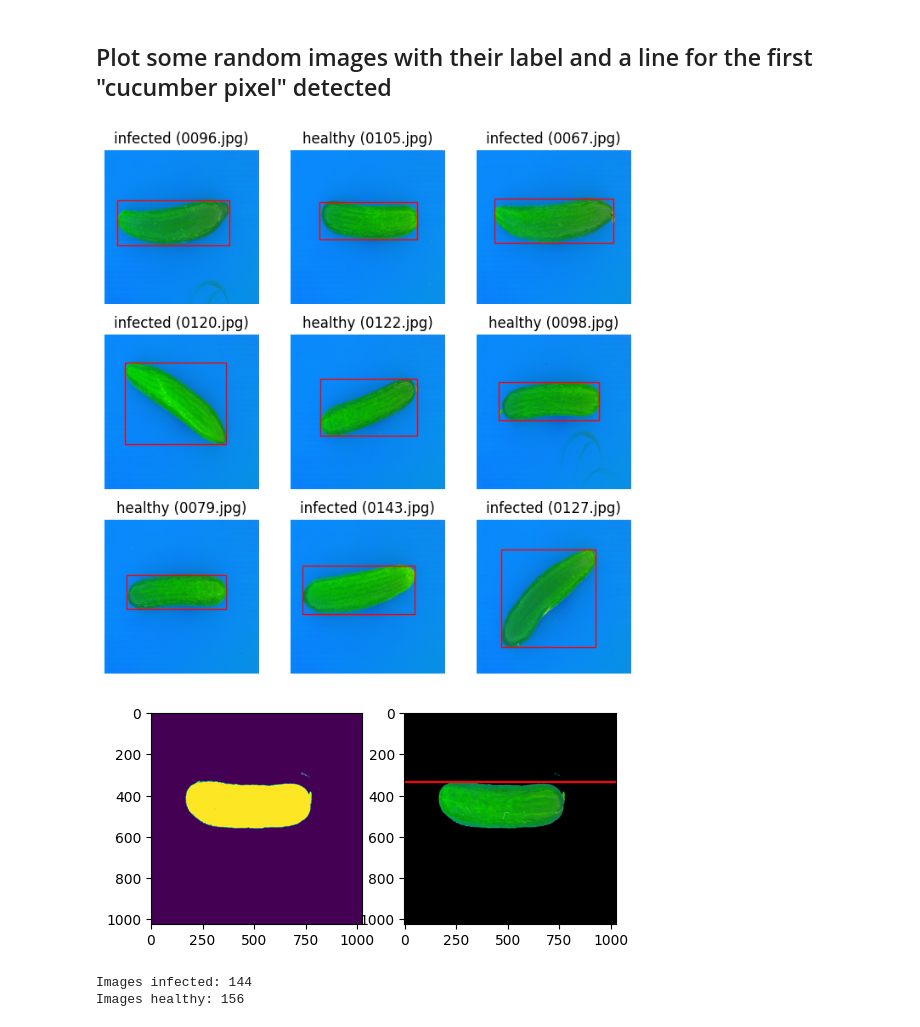
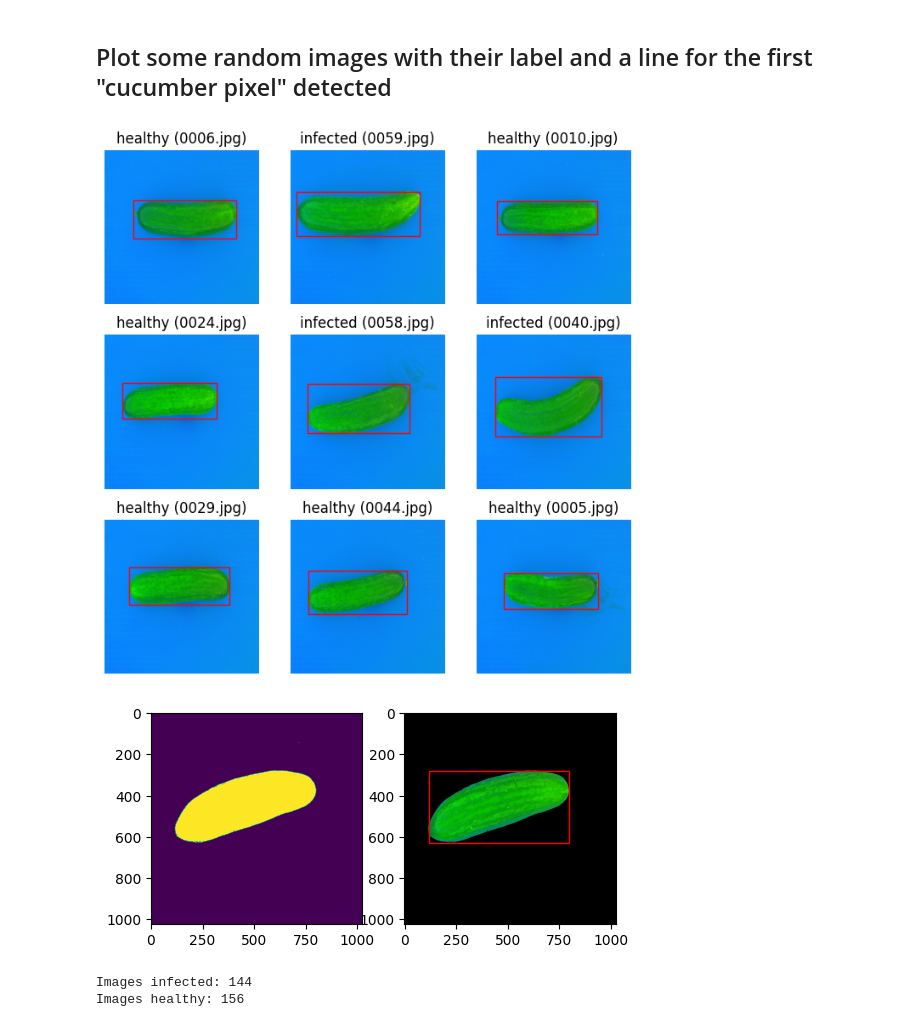
Before and after one commit to Niklas-Mezynski/fontys-cucumber-disease-ai-model, a Jupyter notebook: img_pre_processing_final_procedure.ipynb, the cells around one changed output. Drawn from its saved outputs; the diff is of its cells as text; code cells hidden in the pictures.

```diff
--- a/img_pre_processing_final_procedure.ipynb
+++ b/img_pre_processing_final_procedure.ipynb
@@ -69,10 +71,10 @@ images.shape
 ## Store some information about the dataset into a Dataframe
 # %%
 # Get the first y-pixel value where at least 1/64 of the pixels are masked
-mask_blue_threshold = 130
+MASK_BLUE_THRESHOLD = 130
 
 def get_first_and_last_cucumber_pixel(image):
-    masked_img = (image[..., 2] < mask_blue_threshold)
+    masked_img = (image[..., 2] < MASK_BLUE_THRESHOLD)
 
     first_cucumber_pixel_y = None
     last_cucumber_pixel_y = None
@@ -109,7 +111,15 @@ for i in range(images.shape[0]):
     ((first_x, first_y), (last_x, last_y)
      ) = get_first_and_last_cucumber_pixel(images[i])
     df_records.append(
-        {'idx': i, 'label': classes[labels[i]], 'first_cucumber_pixel_y': first_y, 'last_cucumber_pixel_y': last_y, 'first_cucumber_pixel_x': first_x, 'last_cucumber_pixel_x': last_x, 'cucumber_height': last_y - first_y})
+        {'idx': i,
+         'label': classes[labels[i]],
+         'first_cucumber_pixel_y': first_y,
+         'last_cucumber_pixel_y': last_y,
+         'first_cucumber_pixel_x': first_x,
+         'last_cucumber_pixel_x': last_x,
+         'cucumber_height': last_y - first_y,
+         'cucumber_width': last_x - first_x
+         })
 
 df = pd.DataFrame(df_records)
 
@@ -158,31 +168,43 @@ for i in range(9):
     plt.title(f'{classes[labels[rand_idx]]} ({path})')
     plt.axis('off')
 # %% [output]
-[figure, old version]
+[figure, new version]
 # %%
-image = images[25]
-masked_img = (image[..., 2] < mask_blue_threshold)
+idx = random.randint(0, images.shape[0] - 1)
+image = images[idx]
+masked_img = (image[..., 2] < MASK_BLUE_THRESHOLD)
 
 # Get the first y-pixel value where at least 1/64 of the pixels are masked
 first_cucumber_pixel_y = None
 threshold = img_width / 64
 for i in range(masked_img.shape[0]):
     if np.sum(masked_img[i, :]) > threshold:
         first_cucumber_pixel_y = i
         break
 
 img_mask_reshaped = np.zeros((*masked_img.shape, 3))
 img_mask_reshaped[np.where(masked_img)] = [1, 1, 1]
 
 plt.figure(figsize=(6, 6))
 plt.subplot(1, 2, 1)
 plt.imshow(masked_img)
-plt.subplot(1, 2, 2)
-plt.axhline(y=first_cucumber_pixel_y, color='r', linestyle='-')
+ax = plt.subplot(1, 2, 2)
+rect = patches.Rectangle(
+    (df.iloc[idx]['first_cucumber_pixel_x'],
+     df.iloc[idx]['first_cucumber_pixel_y']),
+    df.iloc[idx]['last_cucumber_pixel_x'] -
+    df.iloc[idx]['first_cucumber_pixel_x'],
+    df.iloc[idx]['last_cucumber_pixel_y'] -
+    df.iloc[idx]['first_cucumber_pixel_y'],
+    linewidth=1,
+    edgecolor='r',
+    facecolor='none')
+
+ax.add_patch(rect)
 plt.imshow(np.multiply(image, img_mask_reshaped).astype(np.uint))
 plt.show()
 # %% [output]
-[figure, old version]
+[figure, new version]
 # %%
 print(f'Images infected: {(len(df[df["label"]=="infected"]))}')
 print(f'Images healthy: {(len(df[df["label"]=="healthy"]))}')
```
Also changed, not shown: parts of 6 cells of this notebook.
